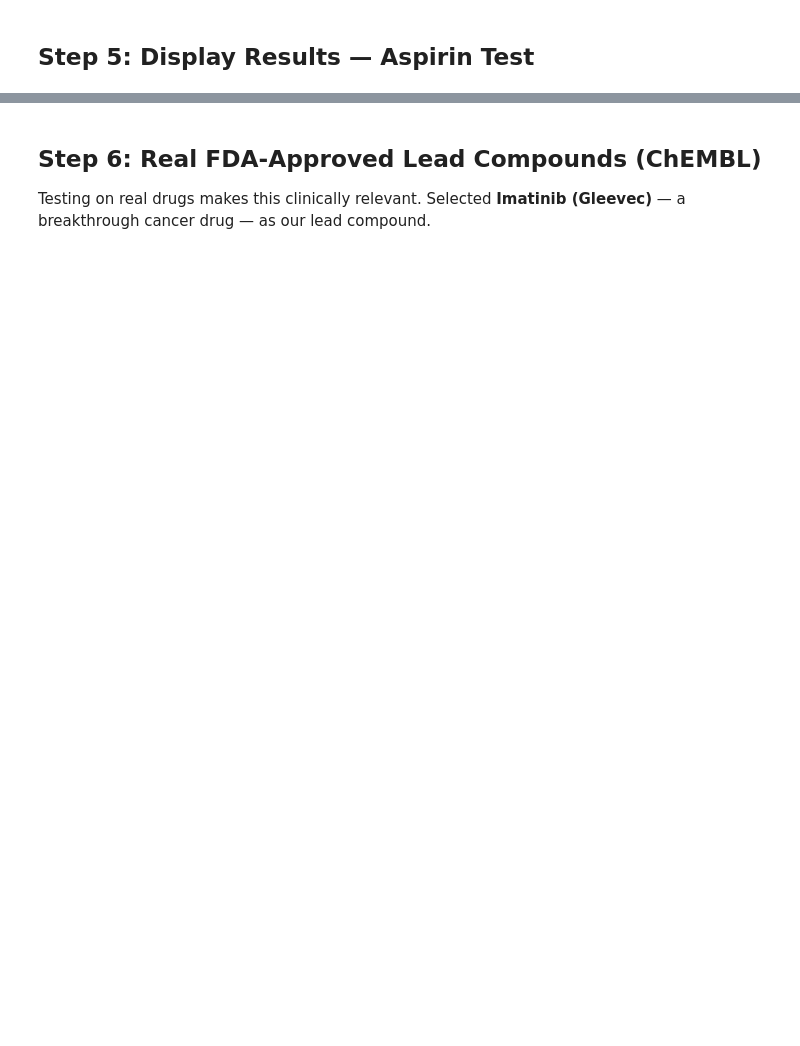
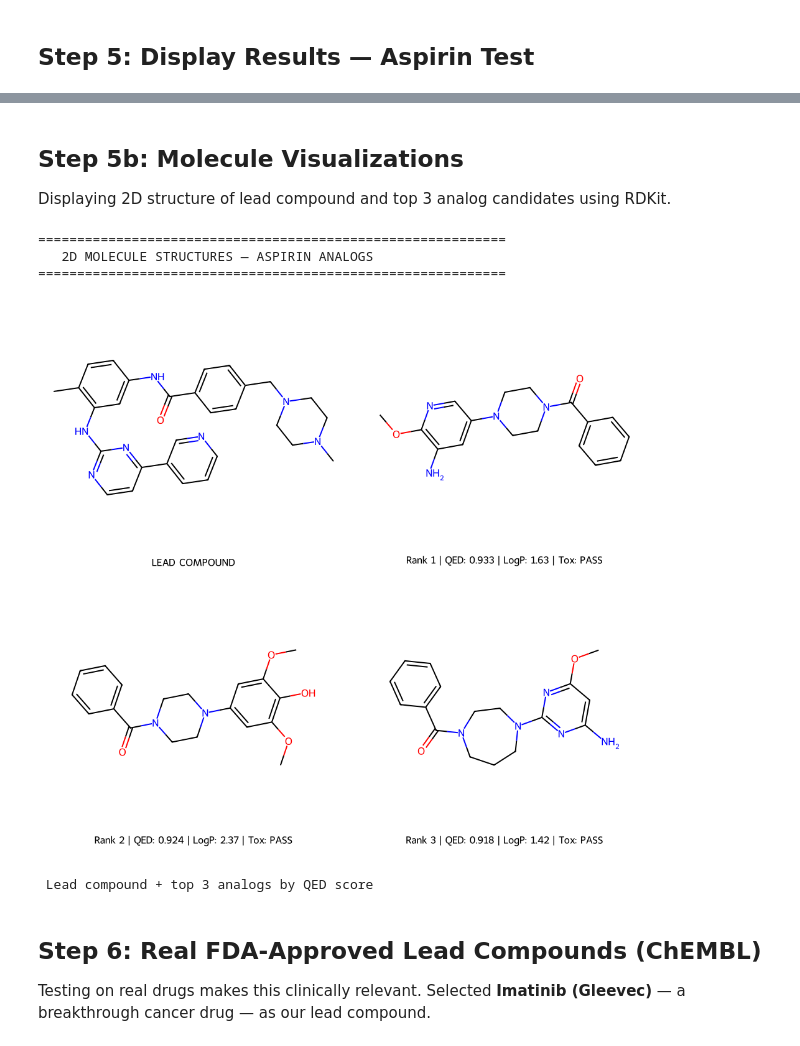
Before and after one commit to bhavana-sreenivasan/molecule-ideation-assistant, a Jupyter notebook: DRUG-IDEATION.ipynb, the cells around one changed output, grey strips where cells are left out. Drawn from its saved outputs; the diff is of its cells as text; code cells hidden in the pictures; blank space fills up the shorter version.

```diff
--- a/DRUG-IDEATION.ipynb
+++ b/DRUG-IDEATION.ipynb
@@ -304,3 +356,6 @@ print("=" * 60)
  Pipeline complete — NVIDIA BioNeMo + RDKit + Llama 3.3
    10 analogs generated → 10 validated → Top 3 ranked
 ============================================================
+# %% [markdown]
+##  Step 5b: Molecule Visualizations
+Displaying 2D structure of lead compound and top 3 analog candidates using RDKit.
@@ -307,3 +433,15 @@ print("=" * 60)
+# %%
+# Run visualization
+print("=" * 60)
+print("   2D MOLECULE STRUCTURES — ASPIRIN ANALOGS")
+print("=" * 60)
+visualize_molecules(lead, scored)
+# %% [output]
+============================================================
+   2D MOLECULE STRUCTURES — ASPIRIN ANALOGS
+============================================================
+[figure, added]
+ Lead compound + top 3 analogs by QED score
 # %% [markdown]
 ##  Step 6: Real FDA-Approved Lead Compounds (ChEMBL)
 Testing on real drugs makes this clinically relevant.
```
Also changed, not shown: parts of 17 cells of this notebook.
